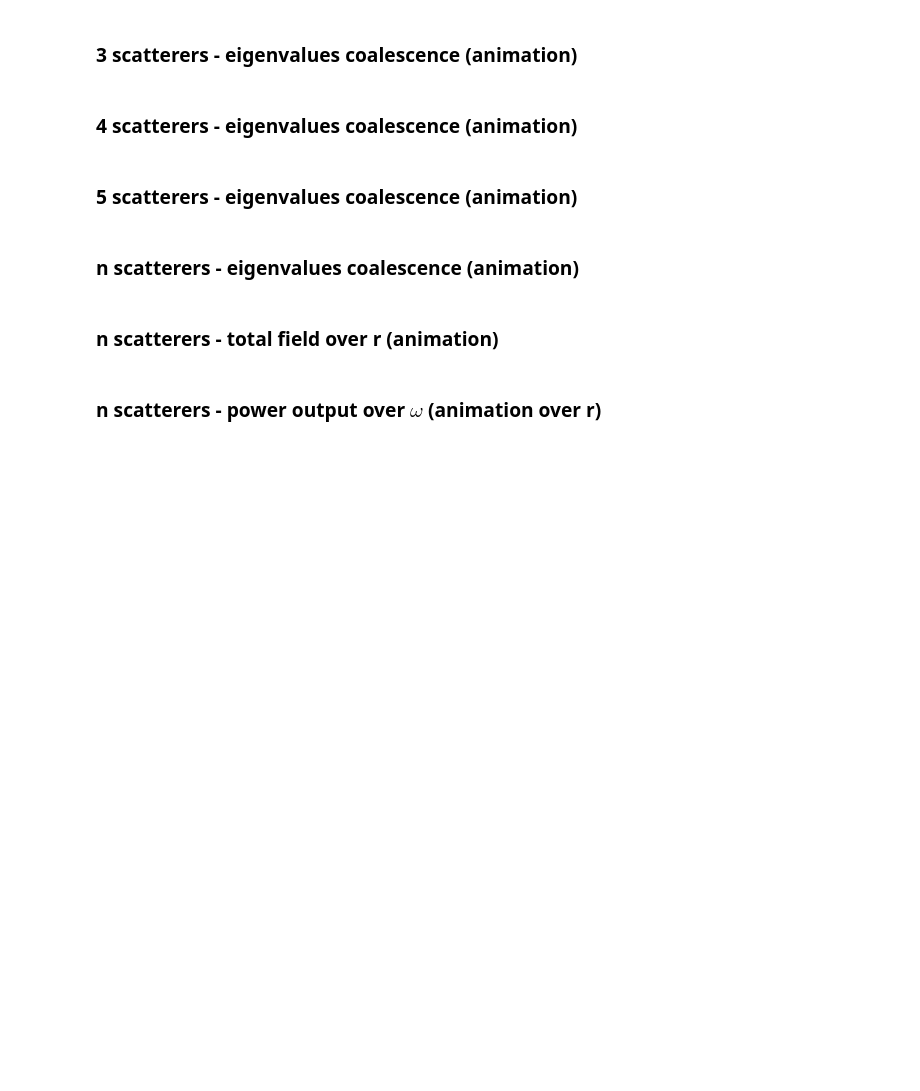
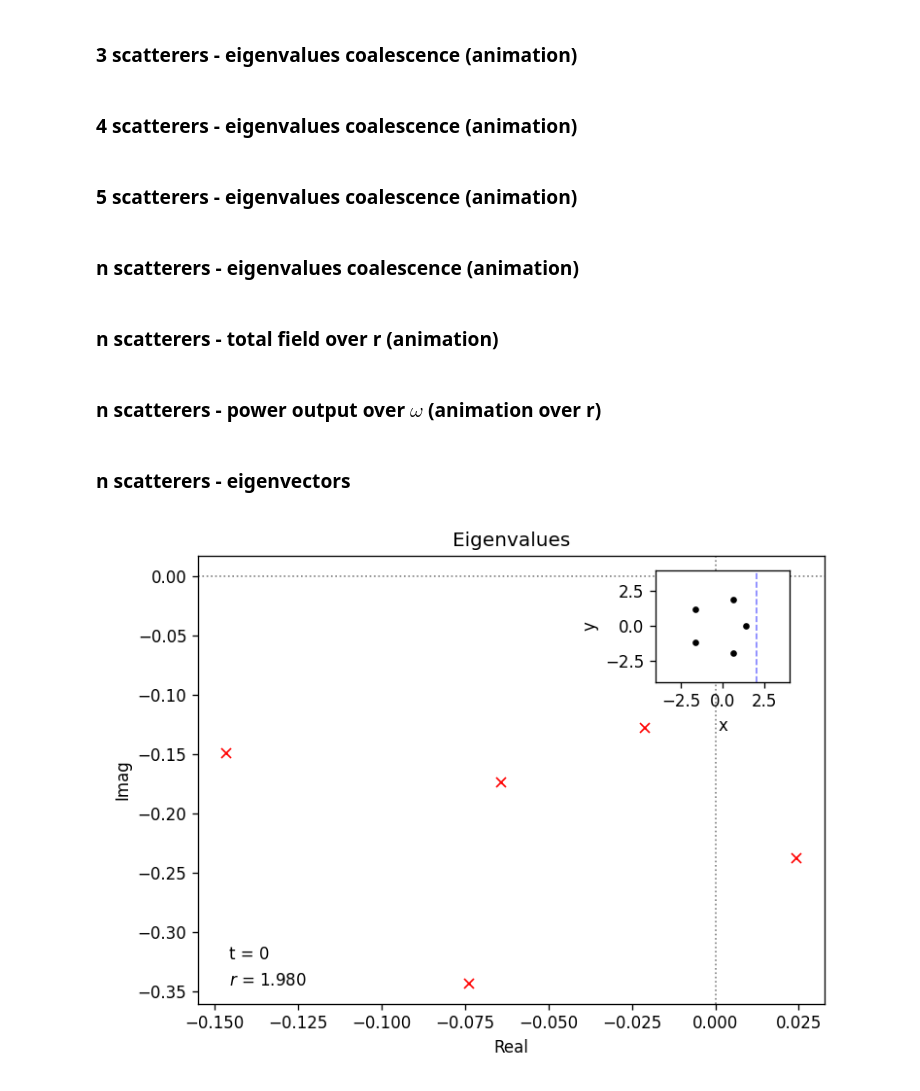
Before and after one commit to mekise/graph-theory-dda, a Jupyter notebook: notebooks/plot.ipynb, the cells around one changed output. Saved outputs shown, nothing was run; the diff lists cells and outputs as text; code cells hidden in the pictures; blank space fills up the shorter version.

Commit message:
Add eigenvector coalescence of first component in complex plane

```diff
--- a/notebooks/plot.ipynb
+++ b/notebooks/plot.ipynb
@@ -732,3 +732,64 @@ plt.show()
 
 writer = animation.PillowWriter(fps=5)
 _animation.save(savegif, writer=writer)
+# %% [markdown]
+### n scatterers - eigenvectors
+# %%
+filenpz = "../data/eigvs_n5.npz"
+savegif = "../data/eigvs_n5.gif"
+
+plt.close('all')
+fig, ax = plt.subplots(dpi=120)
+plt.gcf().set_facecolor("white") # set white background
+
+scattpos = np.load(filenpz)["scattpos"]
+rspan = np.load(filenpz)["rspan"]
+eigs = np.load(filenpz)["eigs"]
+eigvs = np.load(filenpz)["eigvs"]
+alphas = np.load(filenpz)["alphas"]
+
+# for i in range(np.size(alphas)):
+#     print("Inequality: " + str(np.imag(alphas[i])>=np.abs(alphas[i])**2/4/np.pi) + " -> " +str(np.imag(alphas[i])) + " ≥ "+str(np.abs(alphas[i])**2/4/np.pi))
+
+plt.axhline(0, ls='dotted', c='grey', lw=1)
+plt.axvline(0, ls='dotted', c='grey', lw=1)
+# plt.xlim(-np.max(np.abs(eigs.real))*3/2, np.max(np.abs(eigs.real))*3/2)
+# plt.ylim(-np.max(np.abs(eigs.imag))*3/2, np.max(np.abs(eigs.imag))*3/2)
+
+# main plot
+y_init, = plt.plot(eigvs[0, 0, :].real, eigvs[0, 0, :].imag, 'x', c='r')
+ytrace_init, = plt.plot(eigvs[0, 0, :].real, eigvs[0, 0, :].imag, '.', c='r', markersize=1)
+time_init = plt.text(0.05, 0.1, "t = 0", c='k', transform = ax.transAxes)
+rspan_init = plt.text(0.05, 0.04, "$r$ = {0:.3f}".format(rspan[0]), c='k', transform = ax.transAxes)
+plt.xlabel("Real")
+plt.ylabel("Imag")
+plt.title("Eigenvalues")
+
+# inset
+ax_in = fig.add_axes([0.75, 0.7, 0.18, 0.2])
+ax_in.plot(scattpos[0, 1:, 0], scattpos[0, 1:, 1], '.', c='k')
+ax_in.axvline(scattpos[int(np.shape(eigs)[0]/2), 0, 0], ls='dashed', c='b', lw=1, alpha=0.5)
+yin_init, = ax_in.plot(scattpos[int(np.shape(eigs)[0]/2), 0, 0]+(scattpos[0, 0, 0]-scattpos[int(np.shape(eigs)[0]/2), 0, 0])*30, scattpos[0, 0, 1], '.', c='k')
+ax_in.set_xlim(-4,4)
+ax_in.set_ylim(-4,4)
+ax_in.set_xlabel("x")
+ax_in.set_ylabel("y")
+
+n_frames = np.shape(eigs)[0]
+def animate(i):
+    i_time = int(i/n_frames*100)
+    y_init.set_data(eigvs[i, 0, :].real, eigvs[i, 0, :].imag)
+    ytrace_init.set_data(eigvs[0:i, 0, :].real, eigvs[0:i, 0, :].imag)
+    yin_init.set_data(scattpos[int(np.shape(eigs)[0]/2), 0, 0]+(scattpos[i, 0, 0]-scattpos[int(np.shape(eigs)[0]/2), 0, 0])*30, scattpos[i, 0, 1])
+    time_init.set_text("t = {0:d}".format(i_time))
+    rspan_init.set_text("$r$ = {0:.3f}".format(rspan[i]))
+    return y_init, ytrace_init, yin_init, time_init, rspan_init
+
+_animation = animation.FuncAnimation(fig, animate, frames=n_frames, interval=50, blit=True)
+plt.tight_layout()
+plt.show()
+
+writer = animation.PillowWriter(fps=30)
+_animation.save(savegif, writer=writer)
+# %% [output]
+[figure, added]
```
Also changed, not shown: 4 other files.
